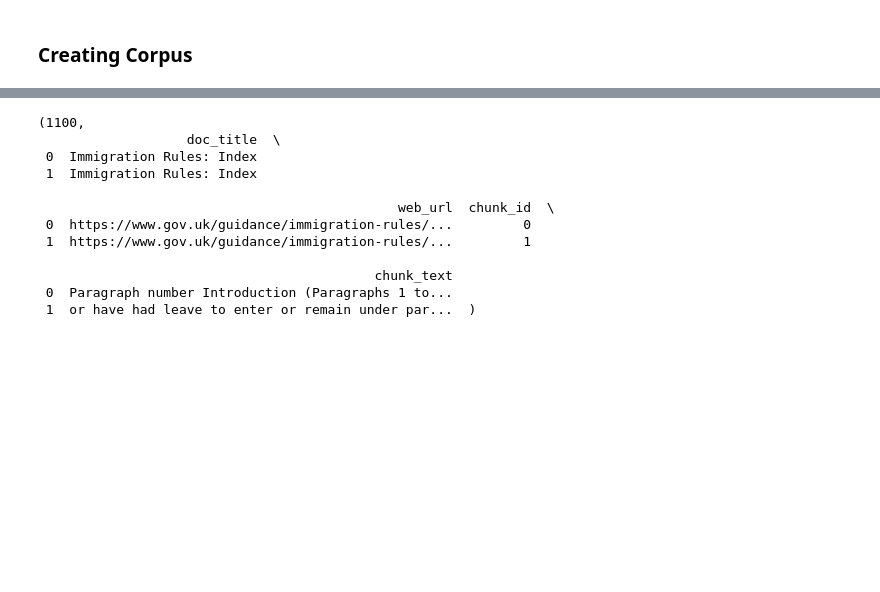
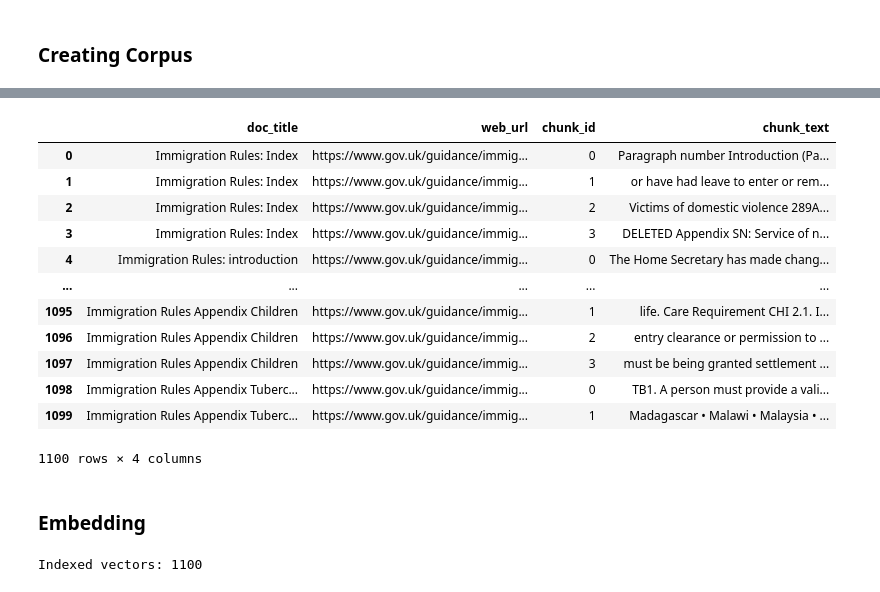
Before and after one commit to ansingh16/UK_visa_RAG, a Jupyter notebook: notebooks/Data_extraction.ipynb, the cells around one changed output, grey strips where cells are left out. Cells and saved outputs as stored; diff of their text form; code cells hidden in the pictures; blank space fills up the shorter version.

Commit message:
created embedding

```diff
--- a/notebooks/Data_extraction.ipynb
+++ b/notebooks/Data_extraction.ipynb
@@ -241,17 +241,48 @@ for _, row in df.iterrows():
         })
 
 corpus = pd.DataFrame(records)
-len(corpus), corpus.head(2)
-# %% [output]
-(1100,
-                   doc_title  \
- 0  Immigration Rules: Index
- 1  Immigration Rules: Index
-
-                                              web_url  chunk_id  \
- 0  https://www.gov.uk/guidance/immigration-rules/...         0
- 1  https://www.gov.uk/guidance/immigration-rules/...         1
-
-                                           chunk_text
- 0  Paragraph number Introduction (Paragraphs 1 to...
- 1  or have had leave to enter or remain under par...  )
+# %%
+corpus
+# %% [output]
+|  | doc_title | web_url | chunk_id | chunk_text |
+| 0 | Immigration Rules: Index | https://www.gov.uk/guidance/immig... | 0 | Paragraph number Introduction (Pa... |
+| 1 | Immigration Rules: Index | https://www.gov.uk/guidance/immig... | 1 | or have had leave to enter or rem... |
+| 2 | Immigration Rules: Index | https://www.gov.uk/guidance/immig... | 2 | Victims of domestic violence 289A... |
+| 3 | Immigration Rules: Index | https://www.gov.uk/guidance/immig... | 3 | DELETED Appendix SN: Service of n... |
+| 4 | Immigration Rules: introduction | https://www.gov.uk/guidance/immig... | 0 | The Home Secretary has made chang... |
+| ... | ... | ... | ... | ... |
+| 1095 | Immigration Rules Appendix Children | https://www.gov.uk/guidance/immig... | 1 | life. Care Requirement CHI 2.1. I... |
+| 1096 | Immigration Rules Appendix Children | https://www.gov.uk/guidance/immig... | 2 | entry clearance or permission to ... |
+| 1097 | Immigration Rules Appendix Children | https://www.gov.uk/guidance/immig... | 3 | must be being granted settlement ... |
+| 1098 | Immigration Rules Appendix Tuberc... | https://www.gov.uk/guidance/immig... | 0 | TB1. A person must provide a vali... |
+| 1099 | Immigration Rules Appendix Tuberc... | https://www.gov.uk/guidance/immig... | 1 | Madagascar • Malawi • Malaysia • ... |
+1100 rows × 4 columns
+# %% [markdown]
+### Embedding
+# %%
+from sentence_transformers import SentenceTransformer
+import faiss
+import numpy as np
+
+# Embedding model
+embed_model_name = "sentence-transformers/all-MiniLM-L6-v2"
+
+# Initialize embedder
+embedder = SentenceTransformer(embed_model_name)
+
+# Compute embeddings
+embeddings = embedder.encode(
+    corpus["chunk_text"].tolist(),
+    batch_size=64,
+    show_progress_bar=True,
+    convert_to_numpy=True,
+    normalize_embeddings=True
+)
+
+# Build FAISS index (cosine sim via inner product since vectors are normalized)
+dim = embeddings.shape[1]
+index = faiss.IndexFlatIP(dim)
+index.add(embeddings)
+print("Indexed vectors:", index.ntotal)
+# %% [output]
+Indexed vectors: 1100
```
